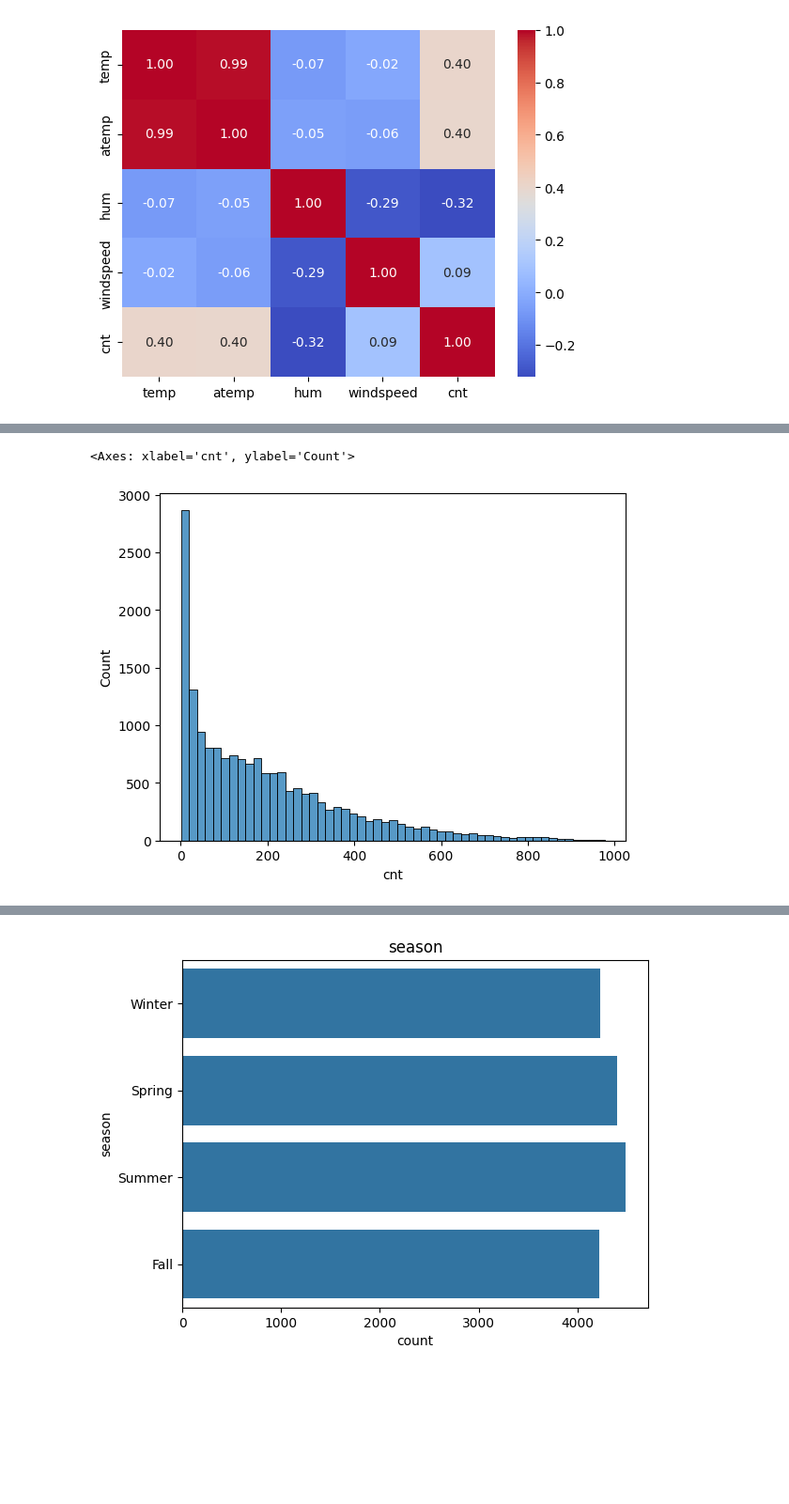
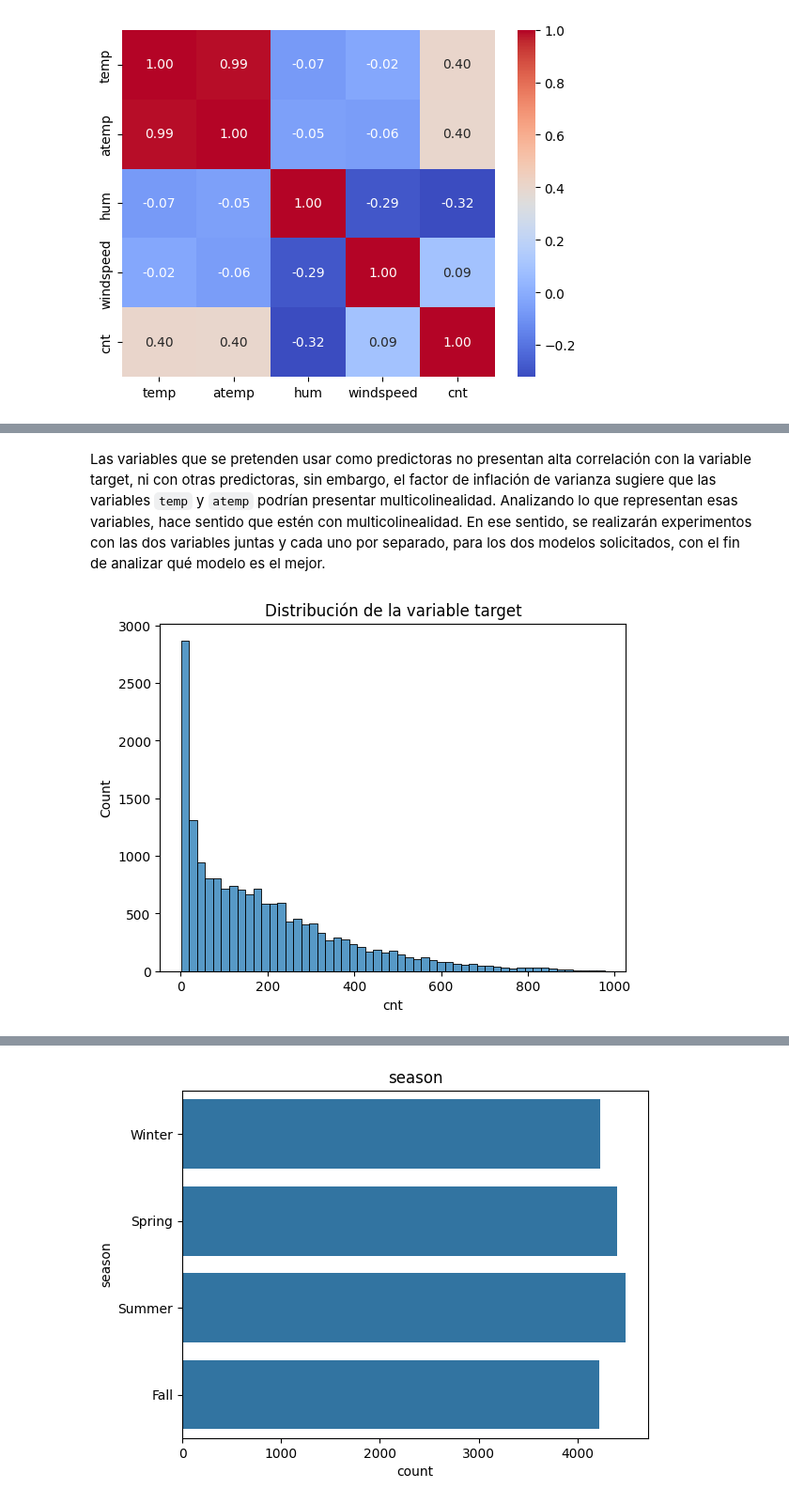
Before and after one commit to aladelca/bikes_demand, a Jupyter notebook: code/code.ipynb, the cells around one changed output, grey strips where cells are left out. Shown: that part at 94% size. Drawn from its saved outputs; the diff is of its cells as text; code cells hidden in the pictures; blank space fills up the shorter version.

```diff
--- a/code/code.ipynb
+++ b/code/code.ipynb
@@ -92,7 +128,10 @@ plt.show()
+# %% [markdown]
+Las variables que se pretenden usar como predictoras no presentan alta correlación con la variable target, ni con otras predictoras, sin embargo, el factor de inflación de varianza sugiere que las variables `temp` y `atemp` podrían presentar multicolinealidad. Analizando lo que representan esas variables, hace sentido que estén con multicolinealidad. En ese sentido, se realizarán experimentos con las dos variables juntas y cada uno por separado, para los dos modelos solicitados, con el fin de analizar qué modelo es el mejor.
 # %%
 ### Distribución de la variable objetivo
 
 sns.histplot(data["cnt"])
+plt.title("Distribución de la variable target")
+plt.show()
 # %% [output]
-<Axes: xlabel='cnt', ylabel='Count'>
-[figure, old version]
+[figure, new version]
```
Also changed, not shown: parts of 39 cells of this notebook.
